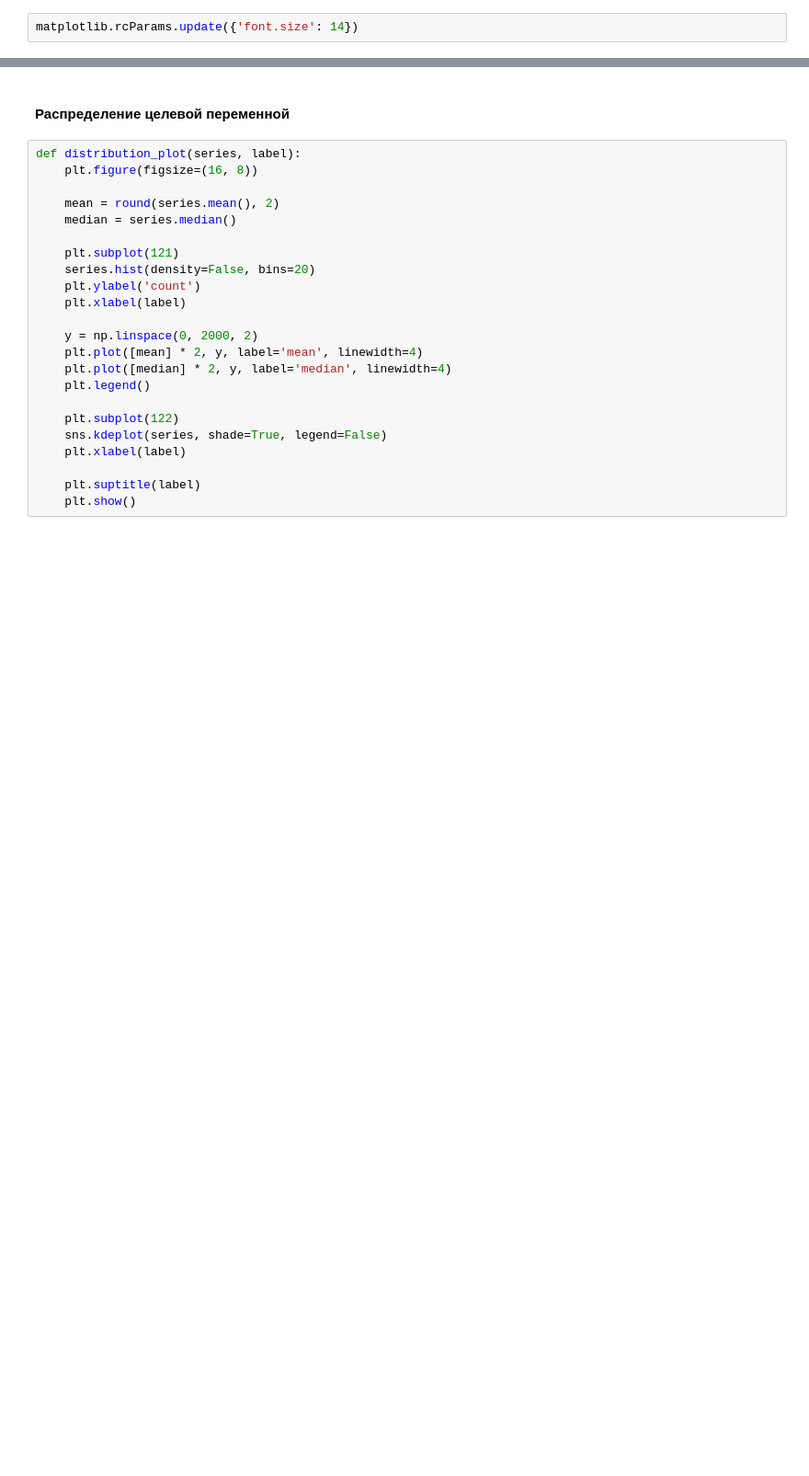
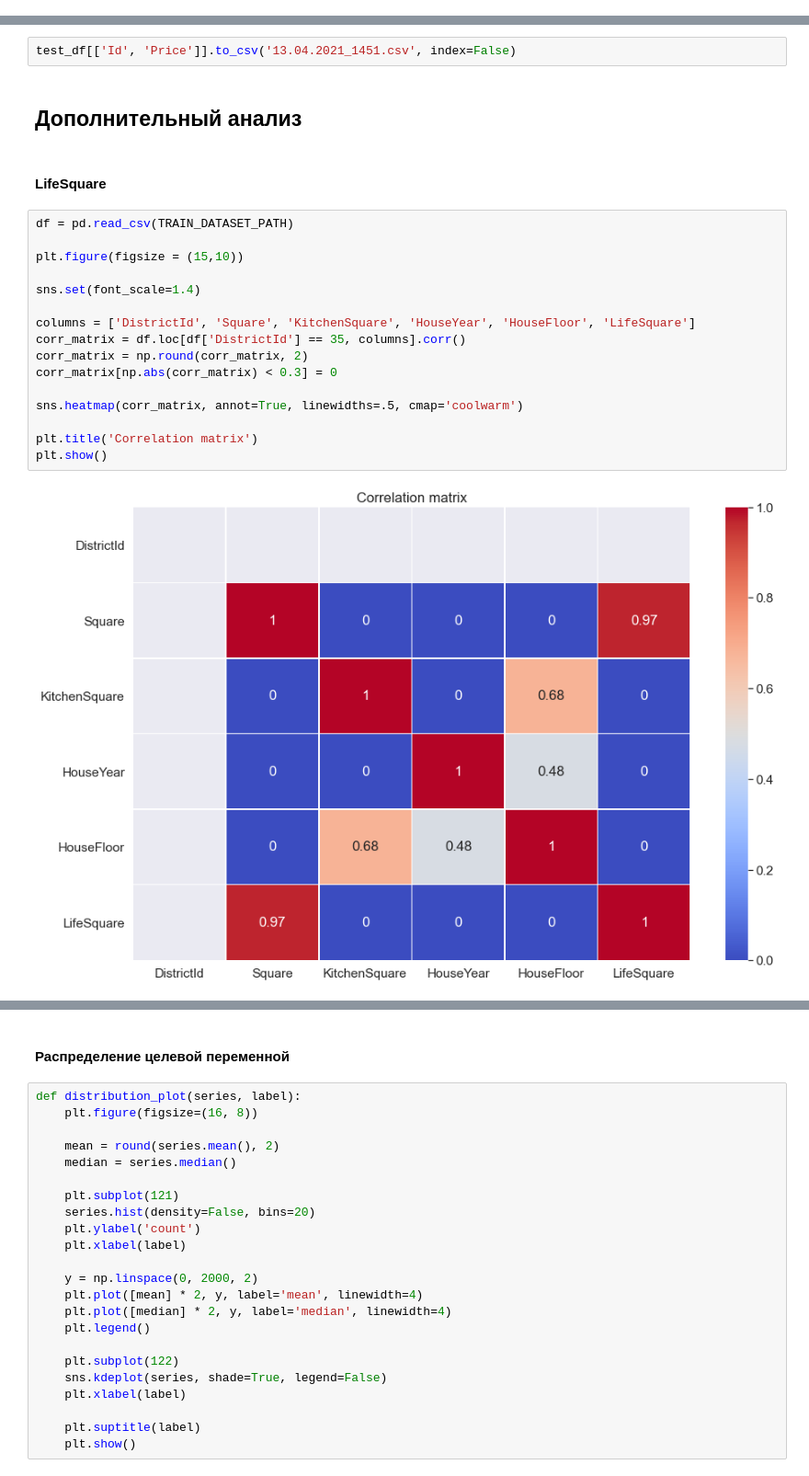
Before and after one commit to llkenny/python_ds_1, a Jupyter notebook: final/Final.ipynb, the cells around one changed output, grey strips where cells are left out. Shown at 92% size. Saved outputs shown, nothing was run; the diff lists cells and outputs as text; blank space fills up the shorter version.

```diff
--- a/final/Final.ipynb
+++ b/final/Final.ipynb
@@ -166,2 +99,0 @@ from scipy import stats
-# %%
-matplotlib.rcParams.update({'font.size': 14})
@@ -169,0 +260,24 @@ target = df['Price']
+# %%
+test_df[['Id', 'Price']].to_csv('13.04.2021_1451.csv', index=False)
+# %% [markdown]
+## Дополнительный анализ
+# %% [markdown]
+#### LifeSquare
+# %%
+df = pd.read_csv(TRAIN_DATASET_PATH)
+
+plt.figure(figsize = (15,10))
+
+sns.set(font_scale=1.4)
+
+columns = ['DistrictId', 'Square', 'KitchenSquare', 'HouseYear', 'HouseFloor', 'LifeSquare']
+corr_matrix = df.loc[df['DistrictId'] == 35, columns].corr()
+corr_matrix = np.round(corr_matrix, 2)
+corr_matrix[np.abs(corr_matrix) < 0.3] = 0
+
+sns.heatmap(corr_matrix, annot=True, linewidths=.5, cmap='coolwarm')
+
+plt.title('Correlation matrix')
+plt.show()
+# %% [output]
+[figure, added]
```
Also changed, not shown: parts of 69 cells of this notebook, 11 other files.
